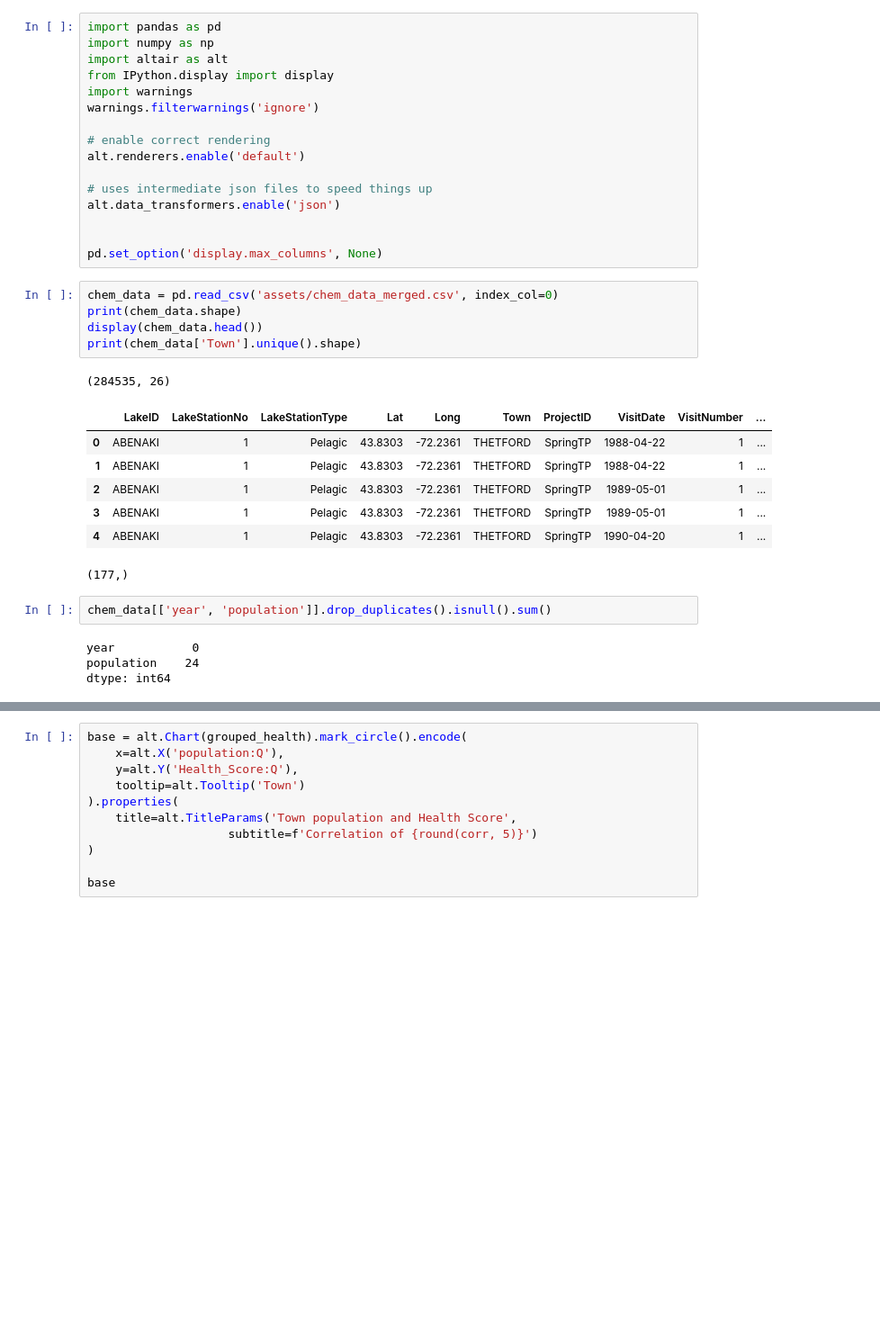
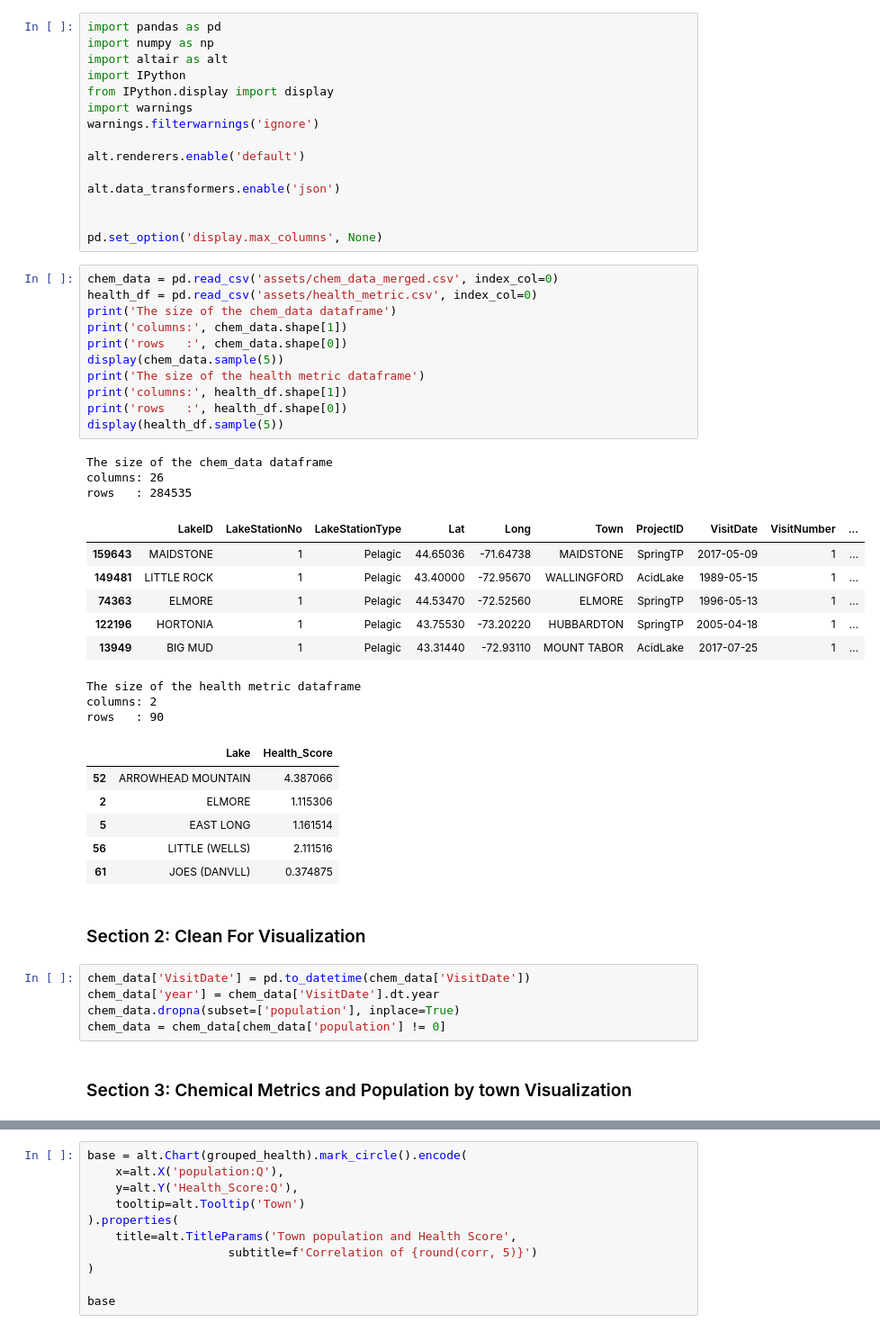
Before and after one commit to zorinAnze/Vermont-Lake-Health, a Jupyter notebook: Chem_data_vis.ipynb, the cells around one changed output, grey strips where cells are left out. Shown: that part at 90% size. Drawn from its saved outputs; the diff is of its cells as text; blank space fills up the shorter version.

```diff
--- a/Chem_data_vis.ipynb
+++ b/Chem_data_vis.ipynb
@@ -2,38 +6,56 @@
 import pandas as pd
 import numpy as np
 import altair as alt
+import IPython
 from IPython.display import display
 import warnings
 warnings.filterwarnings('ignore')
 
-# enable correct rendering
 alt.renderers.enable('default')
 
-# uses intermediate json files to speed things up
 alt.data_transformers.enable('json')
 
 
 pd.set_option('display.max_columns', None)
-# %%
-chem_data = pd.read_csv('assets/chem_data_merged.csv', index_col=0)
-print(chem_data.shape)
-display(chem_data.head())
-print(chem_data['Town'].unique().shape)
-# %% [output]
-(284535, 26)
-|  | LakeID | LakeStationNo | LakeStationType | Lat | Long | Town | ProjectID | VisitDate | VisitNumber | ... |
-| 0 | ABENAKI | 1 | Pelagic | 43.8303 | -72.2361 | THETFORD | SpringTP | 1988-04-22 | 1 | ... |
-| 1 | ABENAKI | 1 | Pelagic | 43.8303 | -72.2361 | THETFORD | SpringTP | 1988-04-22 | 1 | ... |
-| 2 | ABENAKI | 1 | Pelagic | 43.8303 | -72.2361 | THETFORD | SpringTP | 1989-05-01 | 1 | ... |
-| 3 | ABENAKI | 1 | Pelagic | 43.8303 | -72.2361 | THETFORD | SpringTP | 1989-05-01 | 1 | ... |
-| 4 | ABENAKI | 1 | Pelagic | 43.8303 | -72.2361 | THETFORD | SpringTP | 1990-04-20 | 1 | ... |
-(177,)
-# %%
-chem_data[['year', 'population']].drop_duplicates().isnull().sum()
-# %% [output]
-year           0
-population    24
-dtype: int64
+# %%
+chem_data = pd.read_csv('assets/chem_data_merged.csv', index_col=0)
+health_df = pd.read_csv('assets/health_metric.csv', index_col=0)
+print('The size of the chem_data dataframe')
+print('columns:', chem_data.shape[1])
+print('rows   :', chem_data.shape[0])
+display(chem_data.sample(5))
+print('The size of the health metric dataframe')
+print('columns:', health_df.shape[1])
+print('rows   :', health_df.shape[0])
+display(health_df.sample(5))
+# %% [output]
+The size of the chem_data dataframe
+columns: 26
+rows   : 284535
+|  | LakeID | LakeStationNo | LakeStationType | Lat | Long | Town | ProjectID | VisitDate | VisitNumber | ... |
+| 159643 | MAIDSTONE | 1 | Pelagic | 44.65036 | -71.64738 | MAIDSTONE | SpringTP | 2017-05-09 | 1 | ... |
+| 149481 | LITTLE ROCK | 1 | Pelagic | 43.40000 | -72.95670 | WALLINGFORD | AcidLake | 1989-05-15 | 1 | ... |
+| 74363 | ELMORE | 1 | Pelagic | 44.53470 | -72.52560 | ELMORE | SpringTP | 1996-05-13 | 1 | ... |
+| 122196 | HORTONIA | 1 | Pelagic | 43.75530 | -73.20220 | HUBBARDTON | SpringTP | 2005-04-18 | 1 | ... |
+| 13949 | BIG MUD | 1 | Pelagic | 43.31440 | -72.93110 | MOUNT TABOR | AcidLake | 2017-07-25 | 1 | ... |
+The size of the health metric dataframe
+columns: 2
+rows   : 90
+|  | Lake | Health_Score |
+| 52 | ARROWHEAD MOUNTAIN | 4.387066 |
+| 2 | ELMORE | 1.115306 |
+| 5 | EAST LONG | 1.161514 |
+| 56 | LITTLE (WELLS) | 2.111516 |
+| 61 | JOES (DANVLL) | 0.374875 |
+# %% [markdown]
+### Section 2: Clean For Visualization
+# %%
+chem_data['VisitDate'] = pd.to_datetime(chem_data['VisitDate'])
+chem_data['year'] = chem_data['VisitDate'].dt.year
+chem_data.dropna(subset=['population'], inplace=True)
+chem_data = chem_data[chem_data['population'] != 0]
+# %% [markdown]
+### Section 3: Chemical Metrics and Population by town Visualization
 # %%
 
 def show_measurements(df):
```
Also changed, not shown: parts of 8 cells of this notebook, 1 other file.
